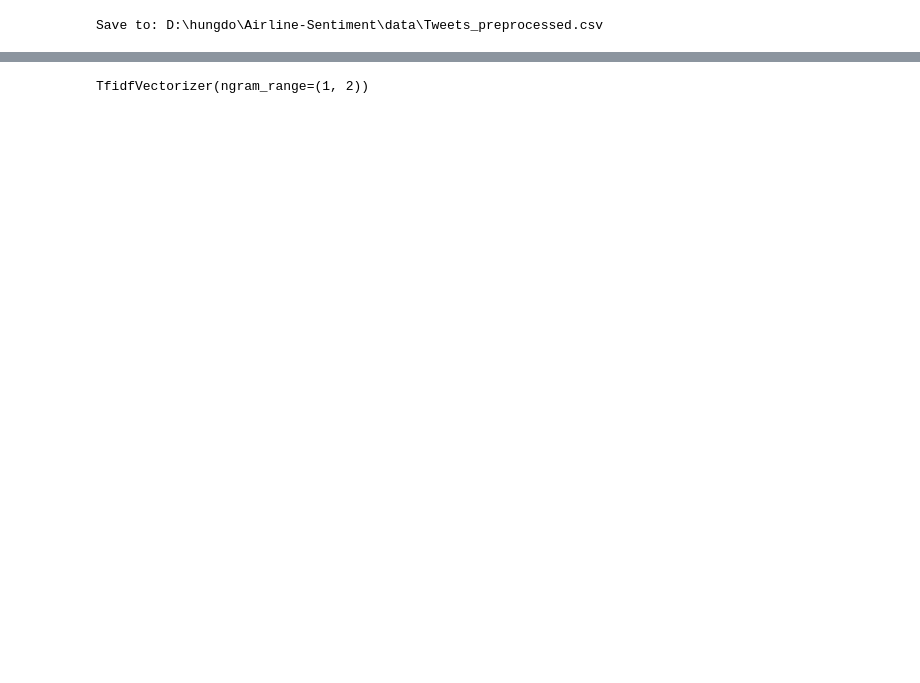
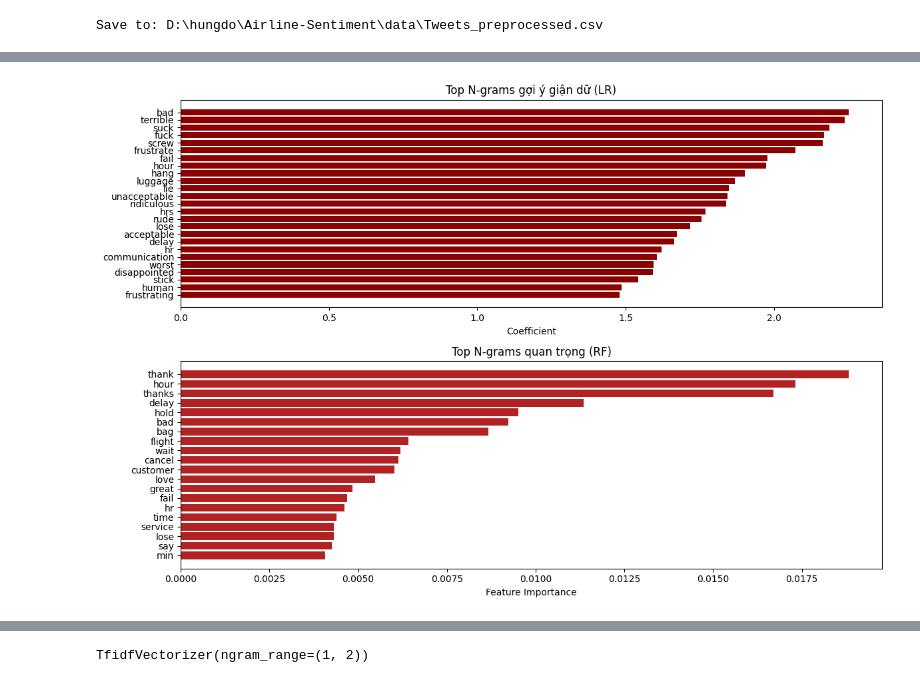
Before and after one commit to beanstalklab/Airline-Sentiment, a Jupyter notebook: notebook/final.ipynb, the cells around one changed output, grey strips where cells are left out. Drawn from its saved outputs; the diff is of its cells as text; code cells hidden in the pictures; blank space fills up the shorter version.

```diff
--- a/notebook/final.ipynb
+++ b/notebook/final.ipynb
@@ -394,0 +526,82 @@ Save to: D:\hungdo\Airline-Sentiment\data\Tweets_preprocessed.csv
+# %%
+from sklearn.model_selection import train_test_split
+from sklearn.feature_extraction.text import CountVectorizer
+from sklearn.linear_model import LogisticRegression
+from sklearn.ensemble import RandomForestClassifier
+from sklearn.pipeline import Pipeline
+
+# Chọn cột text đã xử lý (text_preprocessed nếu có, ngược lại text)
+text_col = 'text_preprocessed' if 'text_preprocessed' in df.columns else 'text'
+
+# Gán nhãn: negative = 1, others = 0
+X = df[text_col].fillna('')
+y = (df['airline_sentiment'] == 'negative').astype(int)
+
+# Chia train/test để ước đoán và đánh giá
+X_train, X_test, y_train, y_test = train_test_split(X, y, test_size=0.2, random_state=42, stratify=y)
+
+# Pipeline LR
+lr_pipeline = Pipeline([
+    ('vect', CountVectorizer(ngram_range=(1,2), max_features=15000, stop_words='english')),
+    ('clf', LogisticRegression(max_iter=1000, class_weight='balanced', random_state=42))
+])
+
+# Pipeline RF
+rf_pipeline = Pipeline([
+    ('vect', CountVectorizer(ngram_range=(1,2), max_features=15000, stop_words='english')),
+    ('clf', RandomForestClassifier(n_estimators=200, random_state=42, class_weight='balanced', n_jobs=-1))
+])
+
+print('Training Logistic Regression...')
+lr_pipeline.fit(X_train, y_train)
+print('Training Random Forest...')
+rf_pipeline.fit(X_train, y_train)
+
+# In ra một số độ chính xác
+lr_score = lr_pipeline.score(X_test, y_test)
+rf_score = rf_pipeline.score(X_test, y_test)
+print(f'LR test accuracy: {lr_score:.4f}, RF test accuracy: {rf_score:.4f}')
+
+# Trích n-gram quan trọng từ Logistic Regression
+vectorizer = lr_pipeline.named_steps['vect']
+lr_coef = lr_pipeline.named_steps['clf'].coef_[0]
+feature_names = np.array(vectorizer.get_feature_names_out())
+
+topn = 25
+coef_df = pd.DataFrame({'ngram': feature_names, 'coef': lr_coef})
+coef_df['abs_coef'] = coef_df['coef'].abs()
+
+# N-gram hàng đầu với coefficient dương (gợi ý giận dữ)
+top_negative_ngrams = coef_df.sort_values('coef', ascending=False).head(topn)
+print('\nTop n-grams gợi ý giận dữ (Logistic Regression, coef dương):')
+print(top_negative_ngrams[['ngram','coef']])
+
+# n-gram với coefficient âm (gợi ý không giận dữ) để so sánh
+top_non_negative_ngrams = coef_df.sort_values('coef', ascending=True).head(15)
+print('\nTop n-grams gợi thích nghi (không giận dữ):')
+print(top_non_negative_ngrams[['ngram','coef']])
+
+# Từ Random Forest: feature importance
+rf_vectorizer = rf_pipeline.named_steps['vect']
+rf_importances = rf_pipeline.named_steps['clf'].feature_importances_
+rf_feature_names = np.array(rf_vectorizer.get_feature_names_out())
+rf_df = pd.DataFrame({'ngram': rf_feature_names, 'importance': rf_importances})
+rf_top = rf_df.sort_values('importance', ascending=False).head(20)
+print('\nTop n-grams (Random Forest importance):')
+print(rf_top)
+
+# Vẽ n-grams đặc trưng (LR & RF)
+plt.figure(figsize=(12, 8))
+plt.subplot(2, 1, 1)
+plt.barh(top_negative_ngrams['ngram'][::-1], top_negative_ngrams['coef'][::-1], color='darkred')
+plt.title('Top N-grams gợi ý giận dữ (LR)')
+plt.xlabel('Coefficient')
+plt.tight_layout()
+
+plt.subplot(2, 1, 2)
+plt.barh(rf_top['ngram'][::-1], rf_top['importance'][::-1], color='firebrick')
+plt.title('Top N-grams quan trọng (RF)')
+plt.xlabel('Feature Importance')
+plt.tight_layout()
+plt.show()
+# %% [output]
@@ -394,0 +625 @@ Save to: D:\hungdo\Airline-Sentiment\data\Tweets_preprocessed.csv
+[figure, added]
```
Also changed, not shown: parts of 63 cells of this notebook, 1 other file.
